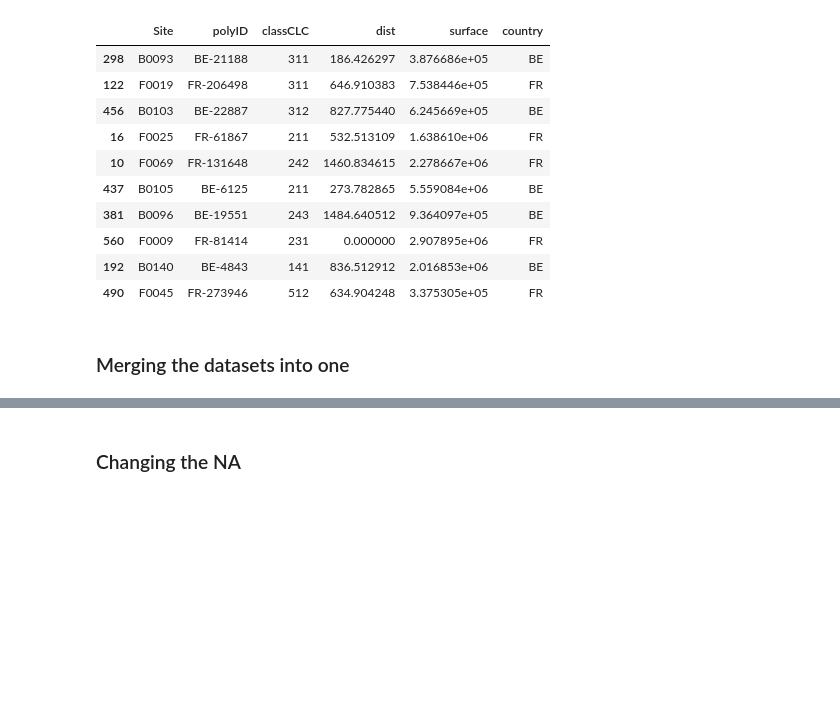
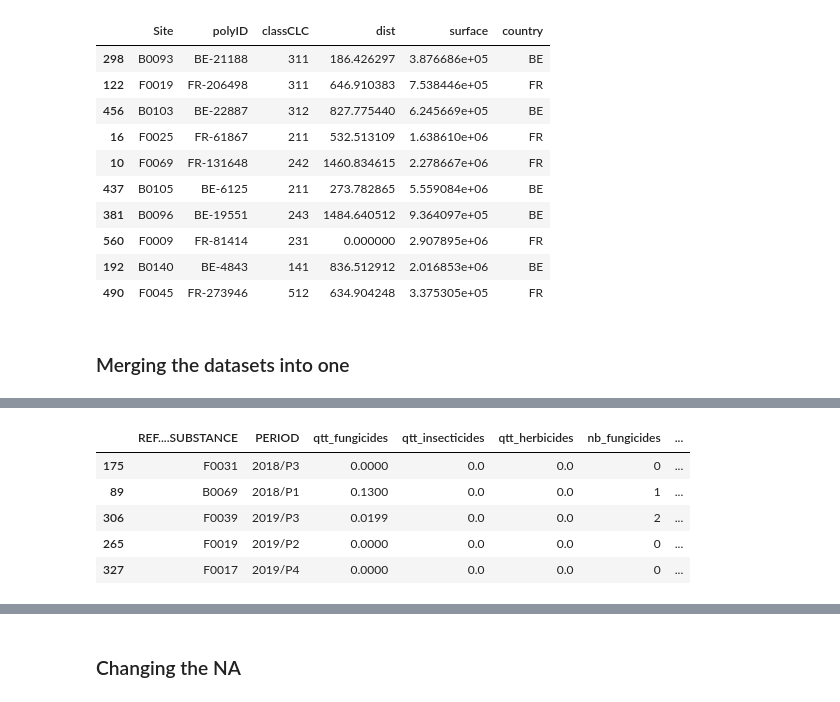
Before and after one commit to Demesmaeker/beeOdiversity, a Jupyter notebook: 01_preprocessing.ipynb, the cells around one changed output, grey strips where cells are left out. Drawn from its saved outputs; the diff is of its cells as text; code cells hidden in the pictures; blank space fills up the shorter version.

```diff
--- a/01_preprocessing.ipynb
+++ b/01_preprocessing.ipynb
@@ -270,0 +291,12 @@ sites_df.sample(10)
+# %%
+pesti_names = pesticides_df.columns.to_list()[2:-6]
+# %%
+small_pesticides = pesticides_df.drop(pesti_names, axis=1)
+small_pesticides.sample(5)
+# %% [output]
+|  | REF....SUBSTANCE | PERIOD | qtt_fungicides | qtt_insecticides | qtt_herbicides | nb_fungicides | ... |
+| 175 | F0031 | 2018/P3 | 0.0000 | 0.0 | 0.0 | 0 | ... |
+| 89 | B0069 | 2018/P1 | 0.1300 | 0.0 | 0.0 | 1 | ... |
+| 306 | F0039 | 2019/P3 | 0.0199 | 0.0 | 0.0 | 2 | ... |
+| 265 | F0019 | 2019/P2 | 0.0000 | 0.0 | 0.0 | 0 | ... |
+| 327 | F0017 | 2019/P4 | 0.0000 | 0.0 | 0.0 | 0 | ... |
```
Also changed, not shown: parts of 8 cells of this notebook.
